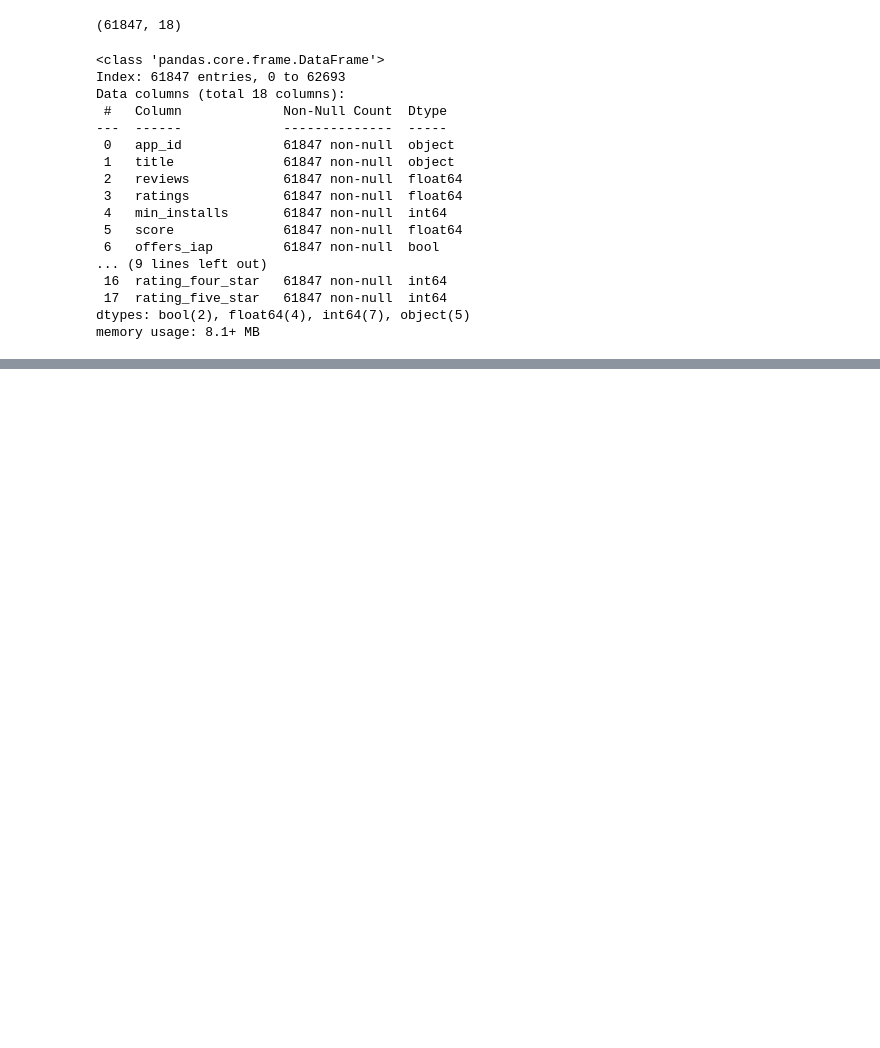
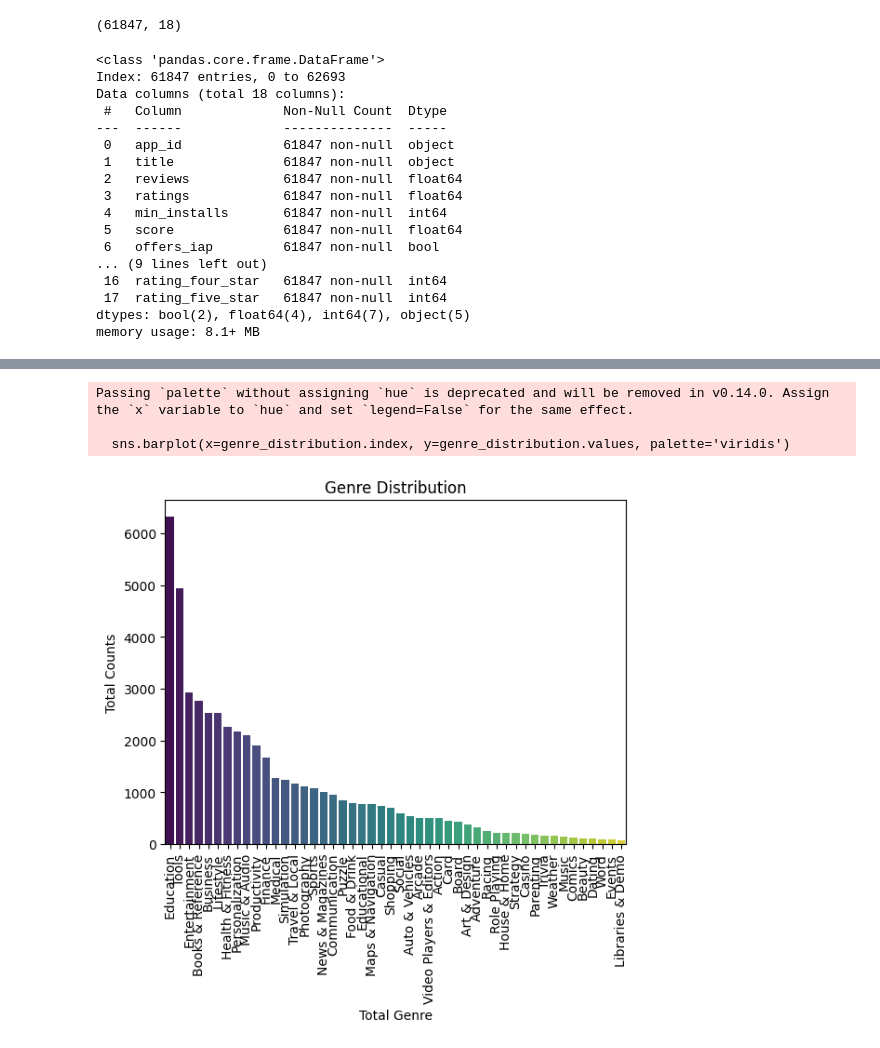
Before and after one commit to ankitlovanshi/pandas_project, a Jupyter notebook: project_on_playstore.ipynb, the cells around one changed output, grey strips where cells are left out. Cells and saved outputs as stored; diff of their text form; code cells hidden in the pictures; blank space fills up the shorter version.

```diff
--- a/project_on_playstore.ipynb
+++ b/project_on_playstore.ipynb
@@ -195,0 +232,3 @@ df
+# %%
+# Genre distribution and performance.
+genre_distribution = df['genre'].value_counts()
@@ -195,0 +241,12 @@ df
+# %%
+sns.barplot(x=genre_distribution.index, y=genre_distribution.values, palette='viridis')
+plt.title("Genre Distribution")
+plt.xlabel("Total Genre")
+plt.ylabel("Total Counts")
+plt.xticks(rotation='vertical')
+plt.show()
+# %% [output]
+Passing `palette` without assigning `hue` is deprecated and will be removed in v0.14.0. Assign the `x` variable to `hue` and set `legend=False` for the same effect.
+
+  sns.barplot(x=genre_distribution.index, y=genre_distribution.values, palette='viridis')
+[figure, added]
```
Also changed, not shown: parts of 14 cells of this notebook.
